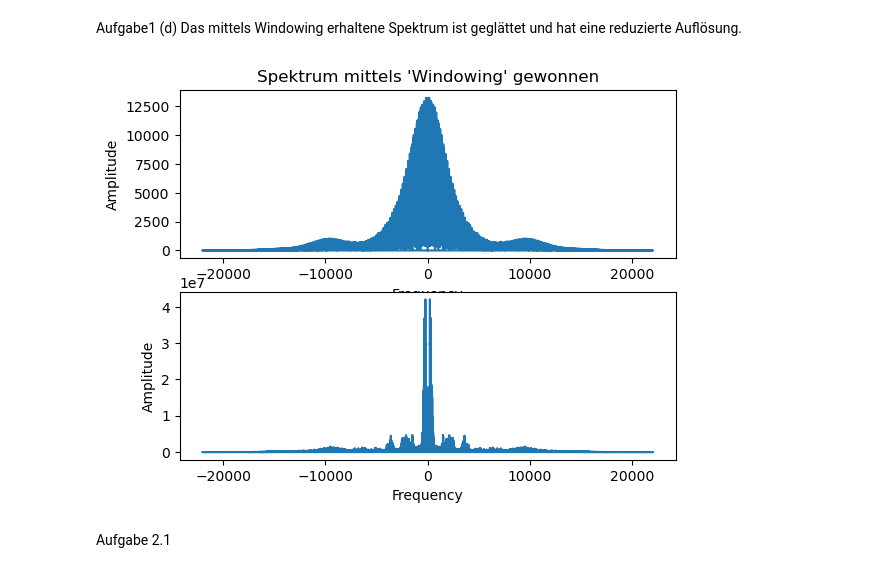
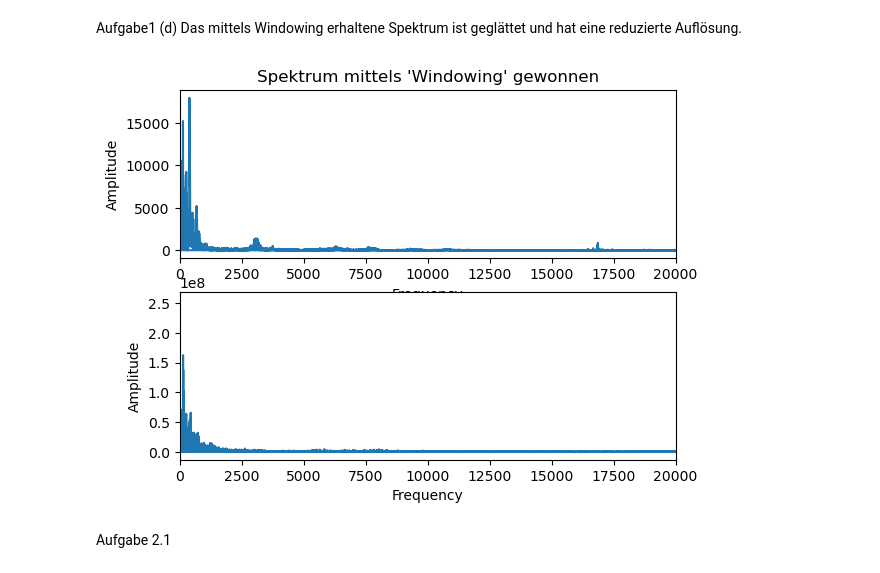
Before and after one commit to Matze-Katze/SSS, a Jupyter notebook: Versuch4/versuch4.ipynb, the cells around one changed output. Drawn from its saved outputs; the diff is of its cells as text; code cells hidden in the pictures.

```diff
--- a/Versuch4/versuch4.ipynb
+++ b/Versuch4/versuch4.ipynb
@@ -73,36 +70,37 @@ plt.show()
 Aufgabe1 (d) Das mittels Windowing erhaltene Spektrum ist geglättet und hat eine reduzierte Auflösung.
 # %%
 def cutInWindows(signal, window_size=512):
-    gauss_window = numpy.array(sp.signal.windows.gaussian(512, std=4))
+    gauss_window = numpy.array(sp.signal.windows.gaussian(512, std=128))
     retlist = []
-
     # halbes Überlappen über Schrittweite erledigt
     for i in range(0, len(signal) - window_size + 1, math.floor(window_size / 2)):
         retlist.append(numpy.concatenate( [[0] * i, gauss_window * (signal[i:i + window_size]), [0] * (len(signal) - (i + window_size))] ))
     return retlist
 
 def fft_with_windows(signal):
     n = len(signal)
     tmp = numpy.array(cutInWindows(signal))
     spectrum = numpy.fft.fft(tmp).mean(0)
-    amplitude_spectrum = numpy.abs(spectrum)
-    return  amplitude_spectrum
-
+    Amplitude_spectrum = numpy.abs(spectrum)
+    return  Amplitude_spectrum
 
 plt.subplot(2, 1, 1)
+test=trigger("./test/hoch0.npy")
 a_spec = fft_with_windows(test)
 plt.plot(FREQUENCIES, a_spec)
 plt.xlabel('Frequency')
 plt.ylabel('Amplitude')
 plt.title("Spektrum mittels 'Windowing' gewonnen")
+plt.xlim(0,20000)
 
 plt.subplot(2, 1, 2)
 plt.plot(FREQUENCIES, amplitude_spectrum)
 plt.xlabel('Frequency')
 plt.ylabel('Amplitude')
+plt.xlim(0,20000)
 plt.show()
 # %% [output]
-[figure, old version]
+[figure, new version]
 # %% [markdown]
 Aufgabe 2.1
 # %%
```
Also changed, not shown: parts of 6 cells of this notebook, 2 other files.
